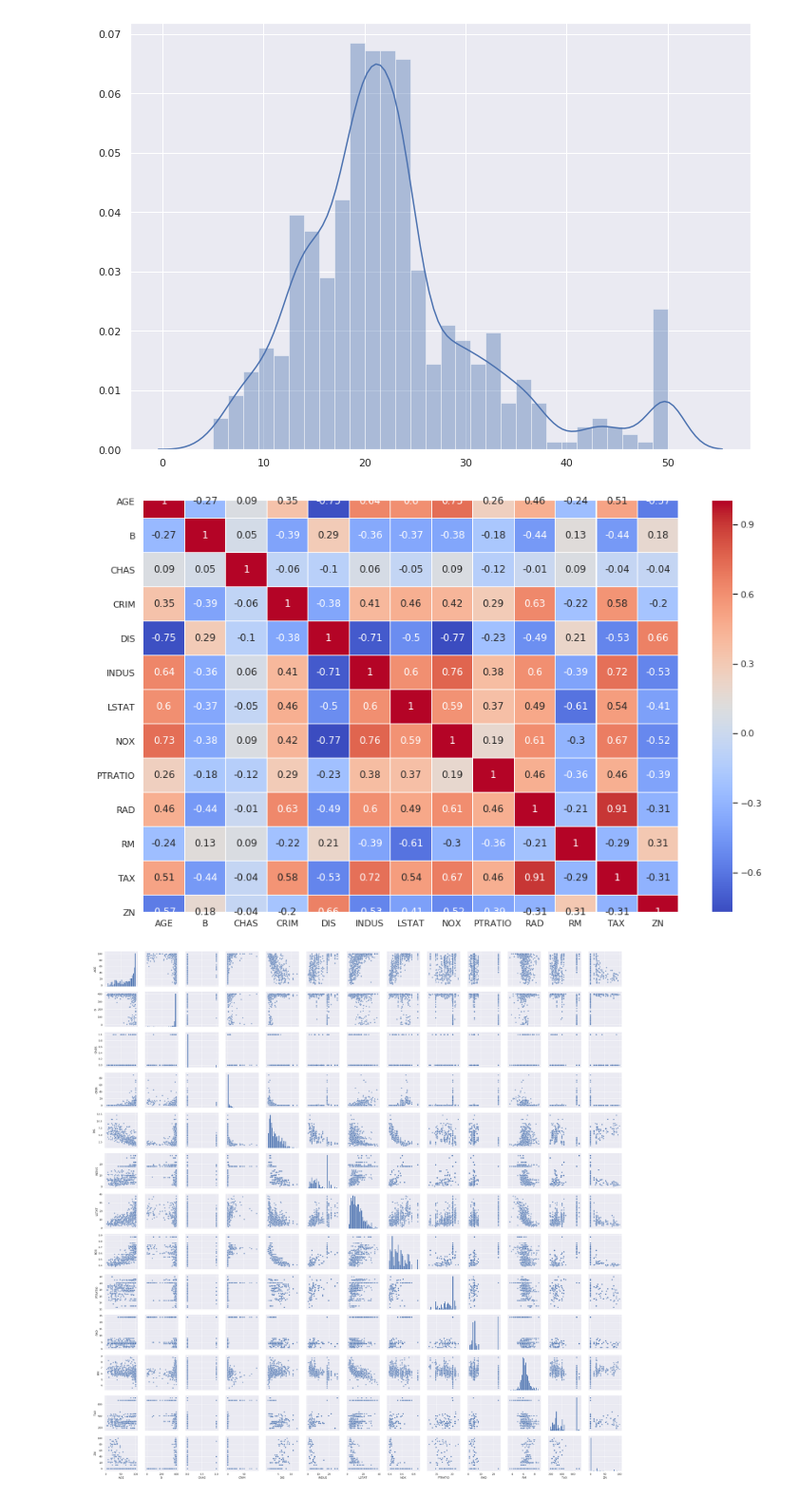
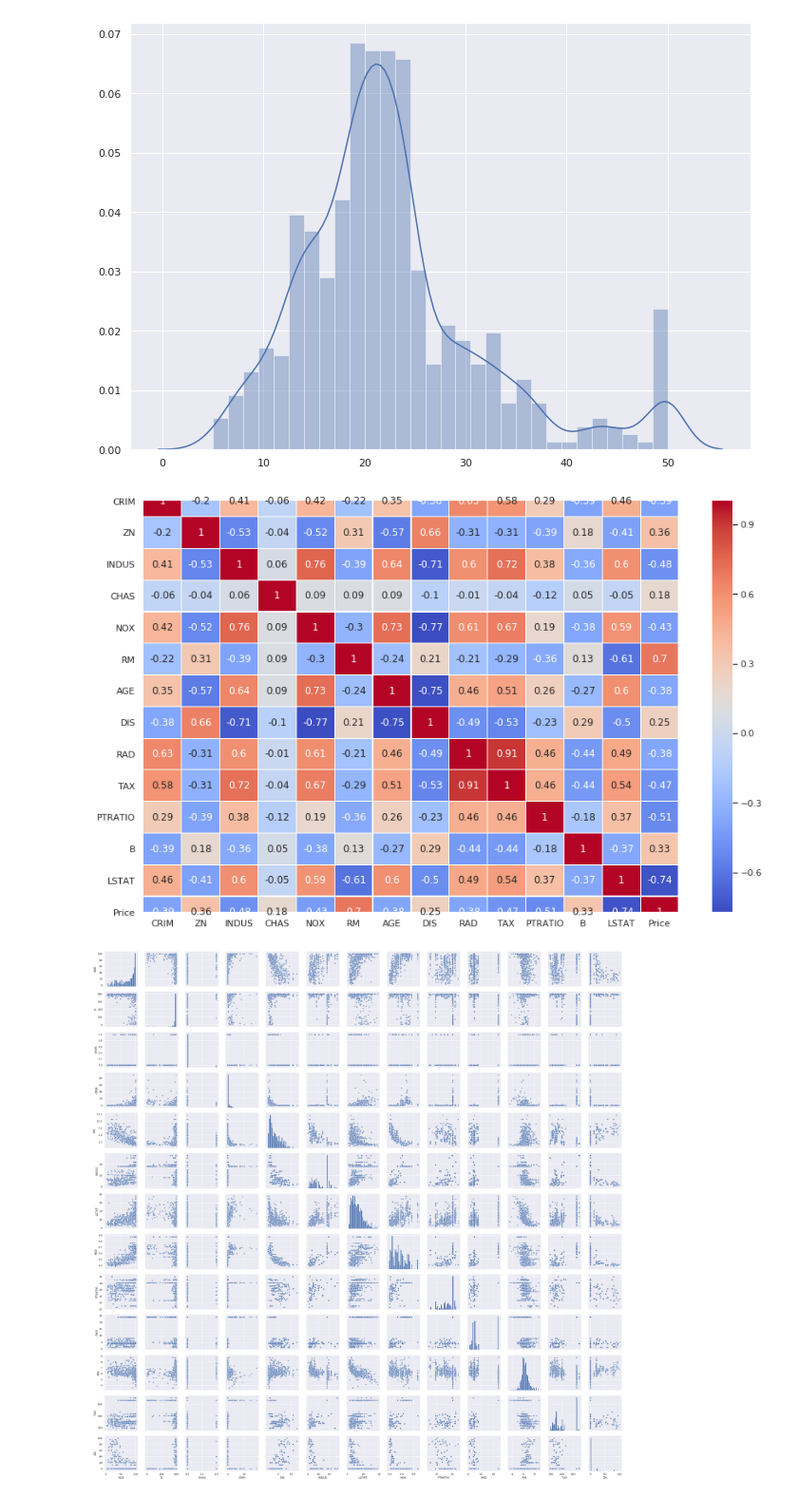
Before and after one commit to henry-sabogal/bioinformatics_project, a Jupyter notebook: LassoRegression.ipynb, the cells around one changed output. Shown at 95% size. Saved outputs shown, nothing was run; the diff lists cells and outputs as text; code cells hidden in the pictures.

Commit message:
Data Visualization

```diff
--- a/LassoRegression.ipynb
+++ b/LassoRegression.ipynb
@@ -98,13 +102,14 @@ plt.show()
 [figure]
 # %%
 #Correlation matrix
-df2 = boston_df[boston_df.columns.difference(['Price'])]
-correlation_matrix = df2.corr().round(2)
+#df2 = boston_df[boston_df.columns.difference(['Price'])]
+#correlation_matrix = df2.corr().round(2)
+correlation_matrix = boston_df.corr().round(2)
 sns.set(rc={'figure.figsize':(14.7,9.27)})
 ax = sns.heatmap(data=correlation_matrix, cmap='coolwarm', annot=True, linewidths=.2)
 #ax.xaxis.tick_top()
 # %% [output]
-[figure, old version]
+[figure, new version]
 # %%
 #Visualize dataframe
 sns.pairplot(df2, plot_kws={'alpha':0.6}, diag_kws={'bins': 30})
```
Also changed, not shown: parts of 7 cells of this notebook, 2 other files.
